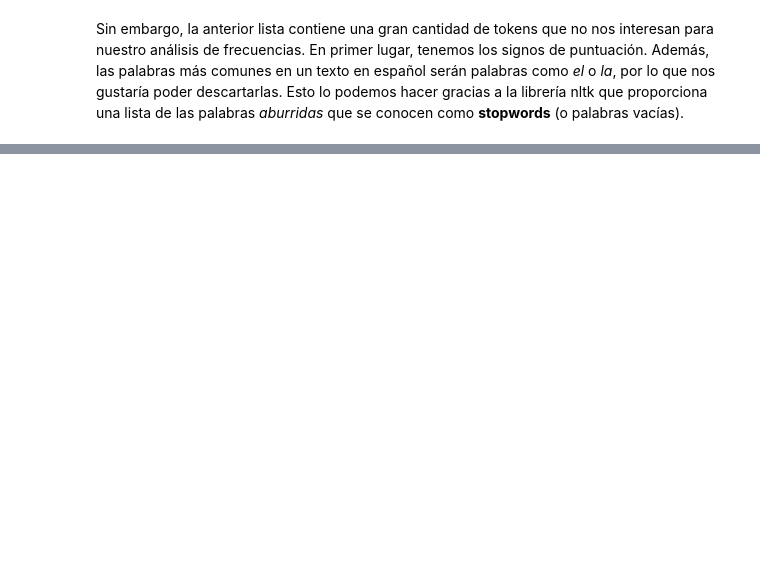
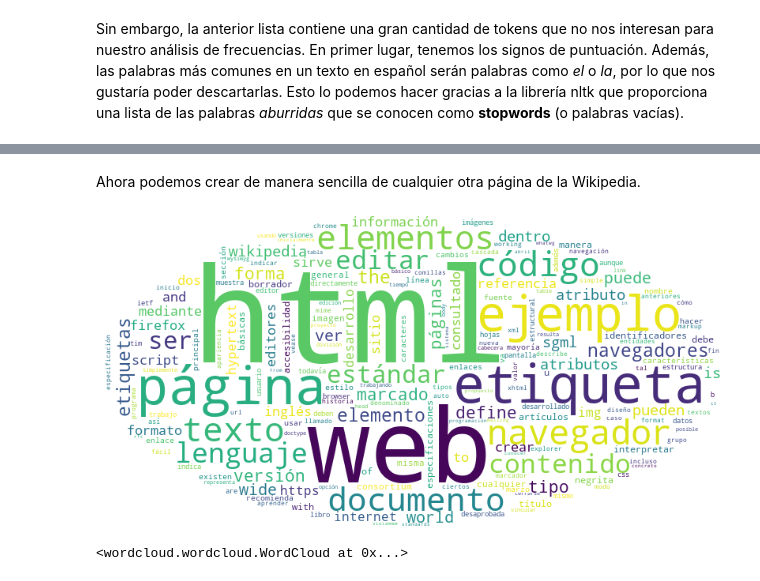
Before and after one commit to masterNLPIA2223/SeminarioComputacionProgramacion, a Jupyter notebook: Python/Sesion1.ipynb, the cells around one changed output, grey strips where cells are left out. Drawn from its saved outputs; the diff is of its cells as text; code cells hidden in the pictures; blank space fills up the shorter version.

```diff
--- a/Python/Sesion1.ipynb
+++ b/Python/Sesion1.ipynb
@@ -173,0 +237,25 @@ Podemos ahora descartar dichos tokens poco interesantes. El siguiente código es
+# %%
+def wikipedia_wordcloud(enlace, size=(800,400), rounded=True):
+  sesion = HTMLSession()
+  respuesta = sesion.get(enlace)
+  divs = respuesta.html.find("#bodyContent", clean=True)
+  # Esperamos que solo haya un cuerpo principal en la entrada de wikipedia,
+  # en caso de no ser así, suspendemos la ejecución.
+  assert len(divs) == 1, "Esperado un div con ID bodyContent, se encontraron más"
+  texto = divs[0].text
+  tokenizado = nltk.word_tokenize(texto.lower())
+  stop_list = nltk.corpus.stopwords.words("spanish")
+  limpio = []
+  for token in tokenizado:
+    if token.isalpha() and (token not in stop_list):
+      limpio.append(token)
+  # Para generar la nube de palabras no es necesario construir la distribución
+  # de frecuencias, es suficiente con la lista de palabras.
+  return wordcloud(limpio, size=size, rounded=rounded)
+# %% [markdown]
+Ahora podemos crear de manera sencilla de cualquier otra página de la Wikipedia.
+# %%
+wikipedia_wordcloud("https://es.wikipedia.org/wiki/HTML")
+# %% [output]
+[figure, added]
+<wordcloud.wordcloud.WordCloud at 0x...>
```
Also changed, not shown: parts of 18 cells of this notebook.
